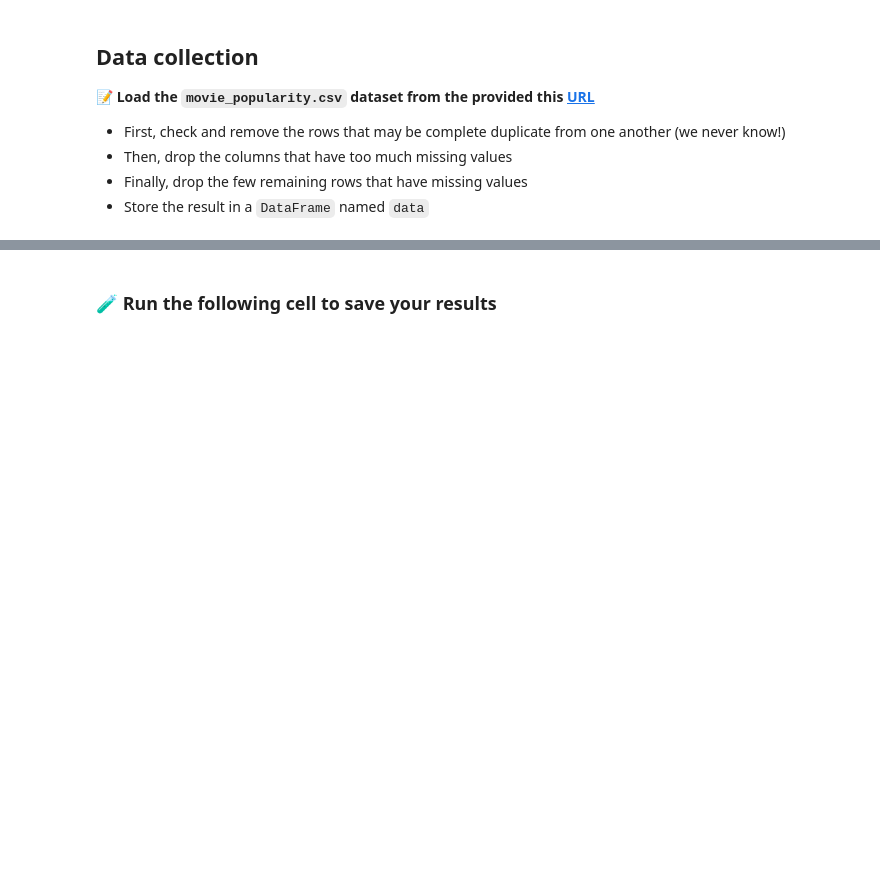
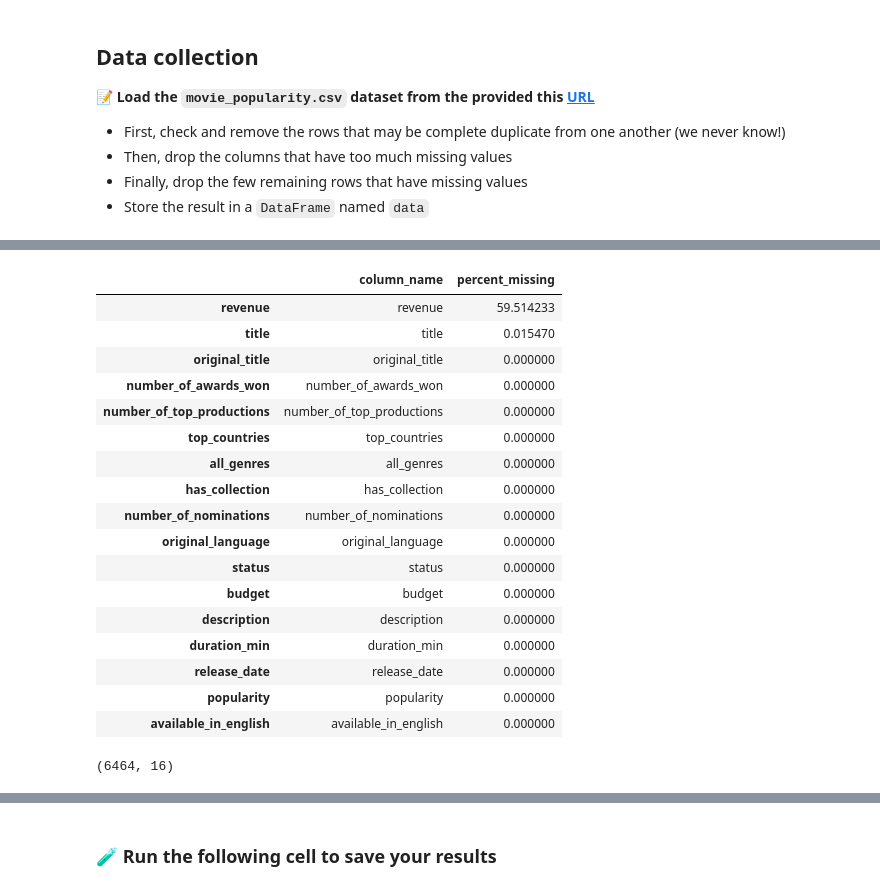
Before and after one commit to AlexandrePerdomo/data-certification-exam, a Jupyter notebook: machine_learning/TV_popularity_predictor.ipynb, the cells around one changed output, grey strips where cells are left out. Drawn from its saved outputs; the diff is of its cells as text; code cells hidden in the pictures; blank space fills up the shorter version.

```diff
--- a/machine_learning/TV_popularity_predictor.ipynb
+++ b/machine_learning/TV_popularity_predictor.ipynb
@@ -49,0 +69,33 @@ from nbresult import ChallengeResult
+# %%
+def list_missing_values(df):
+    percent_missing = df.isnull().sum() * 100 / len(df)
+    missing_value_df = pd.DataFrame({'column_name': df.columns,
+                                     'percent_missing': percent_missing})
+    missing_value_df.sort_values('percent_missing', inplace=True, ascending=False)
+    return missing_value_df
+# %%
+list_missing_values(data_without_duplicates)
+# %% [output]
+|  | column_name | percent_missing |
+| revenue | revenue | 59.514233 |
+| title | title | 0.015470 |
+| original_title | original_title | 0.000000 |
+| number_of_awards_won | number_of_awards_won | 0.000000 |
+| number_of_top_productions | number_of_top_productions | 0.000000 |
+| top_countries | top_countries | 0.000000 |
+| all_genres | all_genres | 0.000000 |
+| has_collection | has_collection | 0.000000 |
+| number_of_nominations | number_of_nominations | 0.000000 |
+| original_language | original_language | 0.000000 |
+| status | status | 0.000000 |
+| budget | budget | 0.000000 |
+| description | description | 0.000000 |
+| duration_min | duration_min | 0.000000 |
+| release_date | release_date | 0.000000 |
+| popularity | popularity | 0.000000 |
+| available_in_english | available_in_english | 0.000000 |
+# %%
+data_cleaned = data_without_duplicates.drop('revenue', 1)
+data_cleaned.shape
+# %% [output]
+(6464, 16)
```
Also changed, not shown: parts of 38 cells of this notebook, 2 other files.
